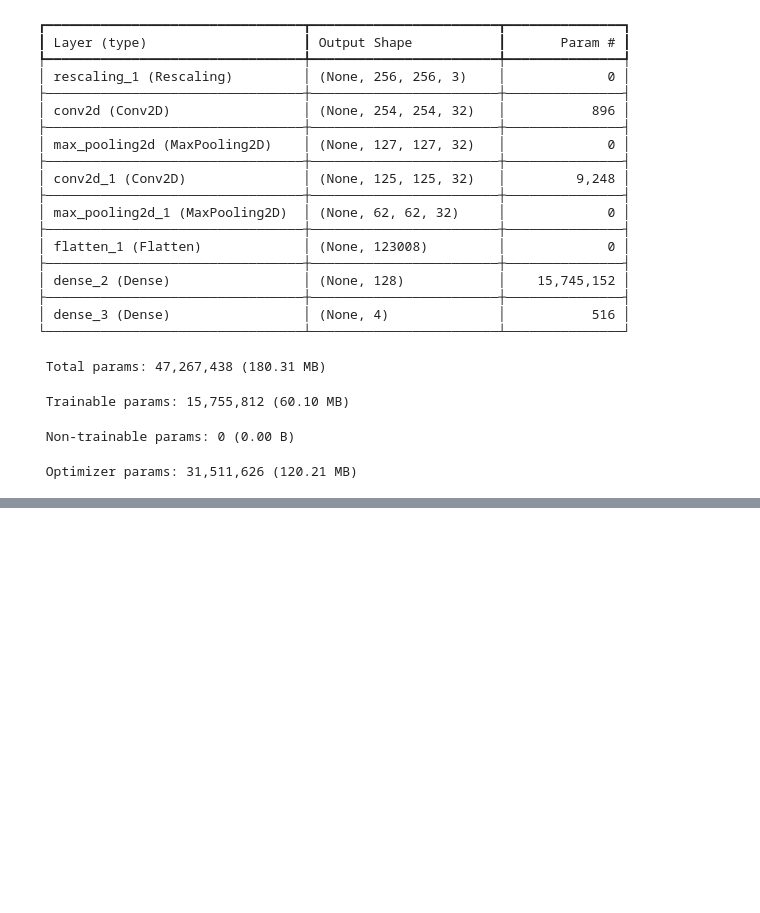
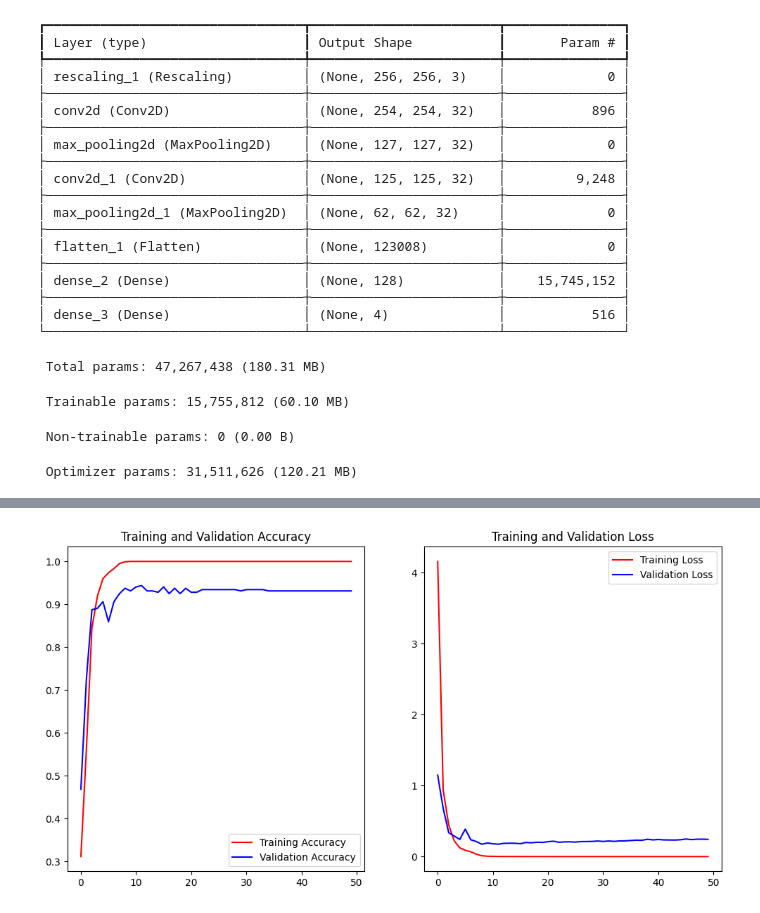
Before and after one commit to viktoruebelhart/winery, a Jupyter notebook: winery_tensorflow.ipynb, the cells around one changed output, grey strips where cells are left out. Saved outputs shown, nothing was run; the diff lists cells and outputs as text; code cells hidden in the pictures; blank space fills up the shorter version.

```diff
--- a/winery_tensorflow.ipynb
+++ b/winery_tensorflow.ipynb
@@ -344,0 +390,26 @@ Model: "sequential_1"
+# %%
+modelo = tf.keras.models.Sequential([
+    tf.keras.layers.Input((256, 256, 3)),
+    tf.keras.layers.Rescaling(1./255),
+    tf.keras.layers.Conv2D(32, (3,3), activation = 'relu'),
+    tf.keras.layers.MaxPooling2D(2,2),
+    tf.keras.layers.Conv2D(32, (3,3), activation = 'relu'),
+    tf.keras.layers.MaxPooling2D(2,2),
+    tf.keras.layers.Flatten(),
+    tf.keras.layers.Dense(128, activation = 'relu'),
+    tf.keras.layers.Dense(4, activation = 'softmax')
+])
+
+modelo.compile(
+    optimizer = tf.keras.optimizers.Adam(),
+    loss = 'sparse_categorical_crossentropy',
+    metrics = ['accuracy']
+)
+# %%
+epochs = 50
+history = modelo.fit(
+    train,
+    validation_data = validation,
+    epochs = epochs,
+
+)
@@ -344,0 +434,4 @@ Model: "sequential_1"
+# %%
+plot_results(history, epochs)
+# %% [output]
+[figure, added]
```
Also changed, not shown: parts of 4 cells of this notebook.
